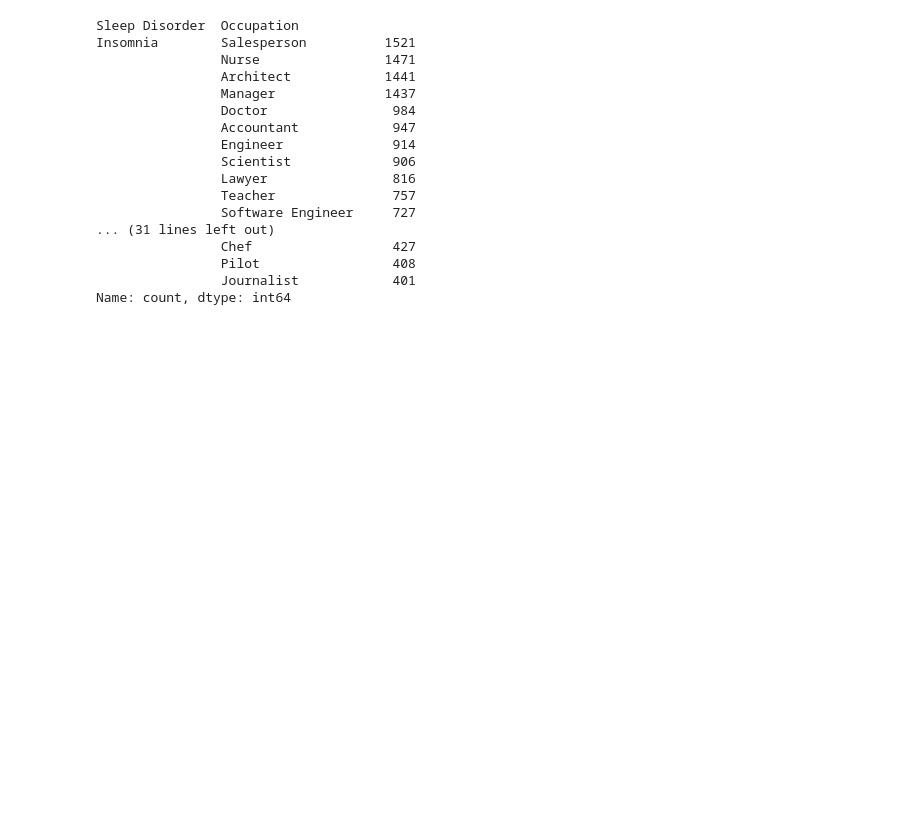
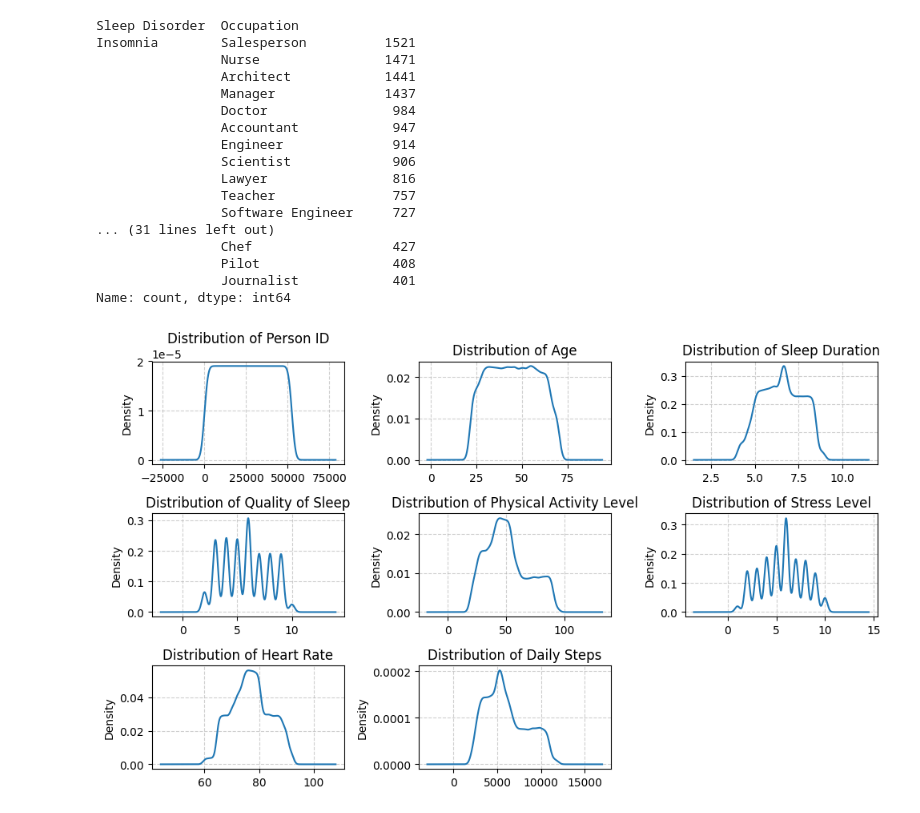
Before and after one commit to walkinguy1/Advanced-Python-Group-Project, a Jupyter notebook: sleep.ipynb, the cells around one changed output. Cells and saved outputs as stored; diff of their text form; code cells hidden in the pictures; blank space fills up the shorter version.

```diff
--- a/sleep.ipynb
+++ b/sleep.ipynb
@@ -210,3 +210,25 @@ fig = px.bar(occ_sleep,
 
 fig.update_layout(paper_bgcolor="#DEF0EB", plot_bgcolor="#DEF0EA", title_x=0.5)
 fig.show()
+# %%
+num_df = sleep_data.select_dtypes(exclude= "object")
+cat_df = sleep_data.select_dtypes("object")
+# %%
+n_col = 3
+n_rows = (len(num_df.columns) + n_col - 1) // n_col
+fig, axes = plt.subplots(n_rows, n_col, figsize=(10, 6))
+axes_flat = axes.flatten()
+
+for i, col_name in enumerate(num_df.columns):
+    ax = axes_flat[i]
+    num_df[col_name].plot(kind='kde', ax=ax)
+    ax.set_title(f"Distribution of {col_name}")
+    ax.grid(True, linestyle='--', alpha=0.6)
+
+for j in range(len(num_df.columns), len(axes_flat)):
+    axes_flat[j].axis('off')
+
+plt.tight_layout()
+plt.show()
+# %% [output]
+[figure, added]
```
Also changed, not shown: 2 other files.
